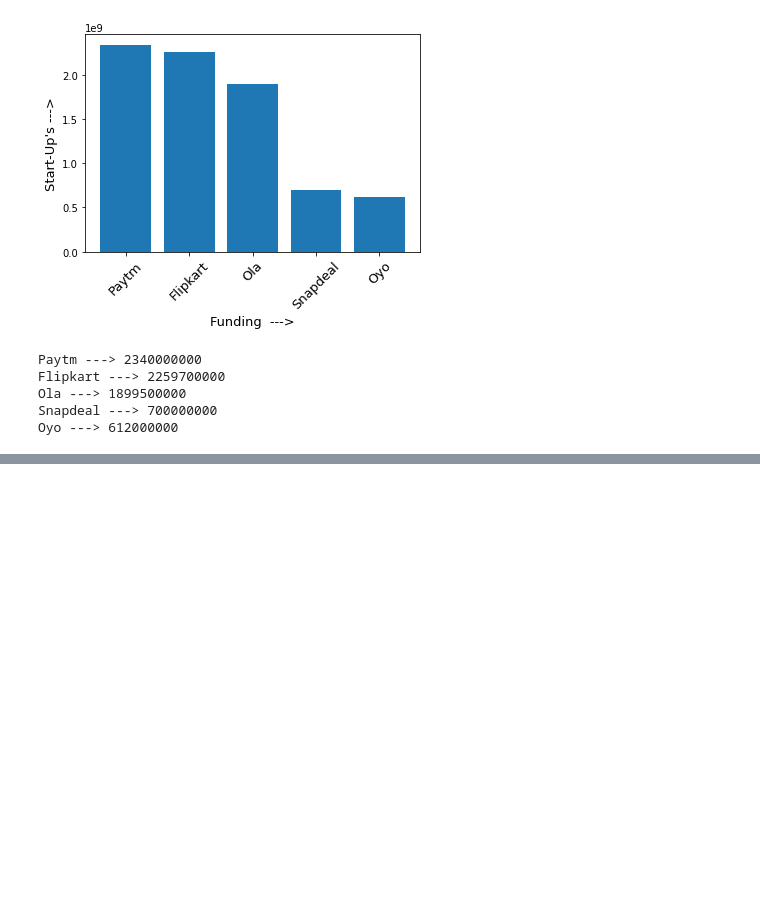
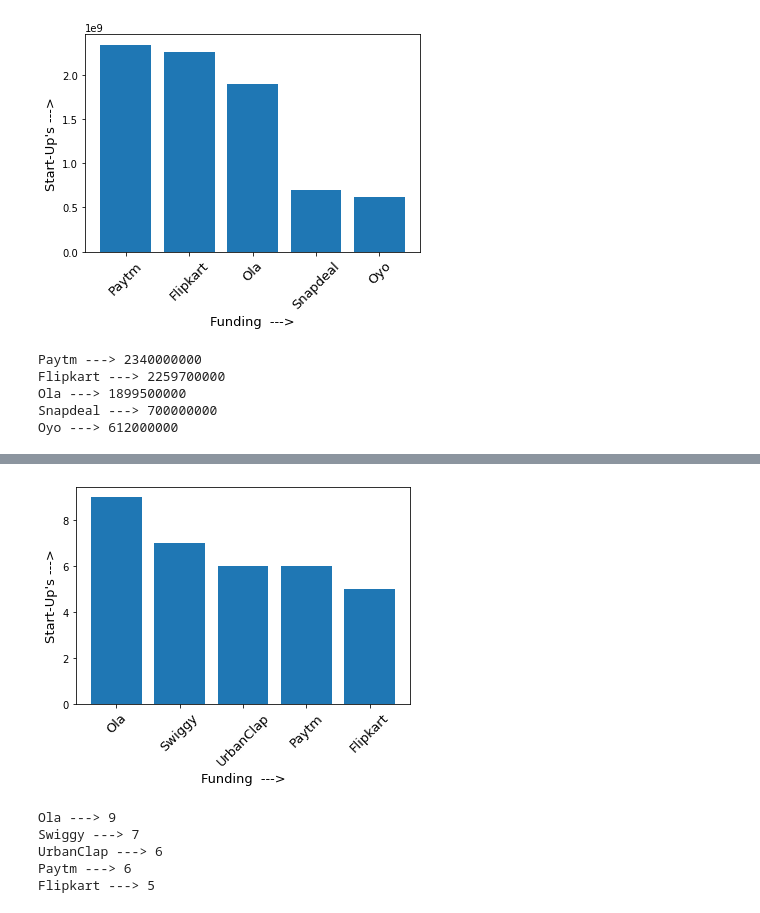
Before and after one commit to AkashKumarSingh11032001/Coding_Ninja_DataScience_Course, a Jupyter notebook: 14. Project-Case Study (Part-1)/Case_1.ipynb, the cells around one changed output, grey strips where cells are left out. Drawn from its saved outputs; the diff is of its cells as text; code cells hidden in the pictures; blank space fills up the shorter version.

```diff
--- a/14. Project-Case Study (Part-1)/Case_1.ipynb
+++ b/14. Project-Case Study (Part-1)/Case_1.ipynb
@@ -481,0 +426,61 @@ for i in dic:
+# %%
+'''
+Find the top 5 startups who received the most number of funding rounds. That means, startups which got fundings maximum number of times.
+Print the startup name in descending order with respect to the number of funding round as integer value.
+
+'''
+import operator
+data = pd.read_csv("Dataset/funding.csv")
+df = data.copy()
+
+df.AmountInUSD.fillna('0',inplace = True)
+# df.StartupName.loc[df.StartupName == "Ola"] = "Ola"
+# df.StartupName.loc['Flipkart' in df.StartupName ] = 'Flipkart'
+# df.StartupName.loc[df.StartupName == 'Oyo'] = 'Oyo'
+# df.StartupName.loc[df.StartupName == 'Paytm'] = 'Paytm'
+
+np_amount = np.array(df.AmountInUSD)
+np_startup = np.array(df.StartupName)
+
+for i in range(len(np_amount)):
+    np_amount[i] = ''.join(np_amount[i].split(","))
+np_amount = np.array(np_amount, dtype='int64')
+
+for i in range(len(np_startup)):
+    if 'Ola' in np_startup[i]:
+        np_startup[i]='Ola'
+    if 'Flipkart' in np_startup[i]:
+        np_startup[i]='Flipkart'
+    if 'Oyo' in np_startup[i]:
+        np_startup[i]='Oyo'
+    if 'Paytm' in np_startup[i]:
+        np_startup[i]='Paytm'
+
+dic = dict()
+for i in range(len(np_amount)):
+    if np_startup[i] in dic.keys():
+        dic[np_startup[i]] += 1
+    else:
+        dic[np_startup[i]] = 1
+
+dic = dict( sorted(dic.items(), key=operator.itemgetter(1),reverse=True)[:5])
+#print(dic)
+x_axis=list(dic.keys())
+y_axis=list(dic.values())
+
+plt.bar(x_axis,y_axis)
+plt.ylabel("Start-Up's --->",size=13)
+plt.xlabel("Funding  --->",size=13)
+plt.xticks(rotation=45, size=13)
+plt.show()
+
+
+for i in dic:
+    print(f"{i} ---> {dic[i]}")
+# %% [output]
+[figure, added]
+Ola ---> 9
+Swiggy ---> 7
+UrbanClap ---> 6
+Paytm ---> 6
+Flipkart ---> 5
```
Also changed, not shown: parts of 2 cells of this notebook.
